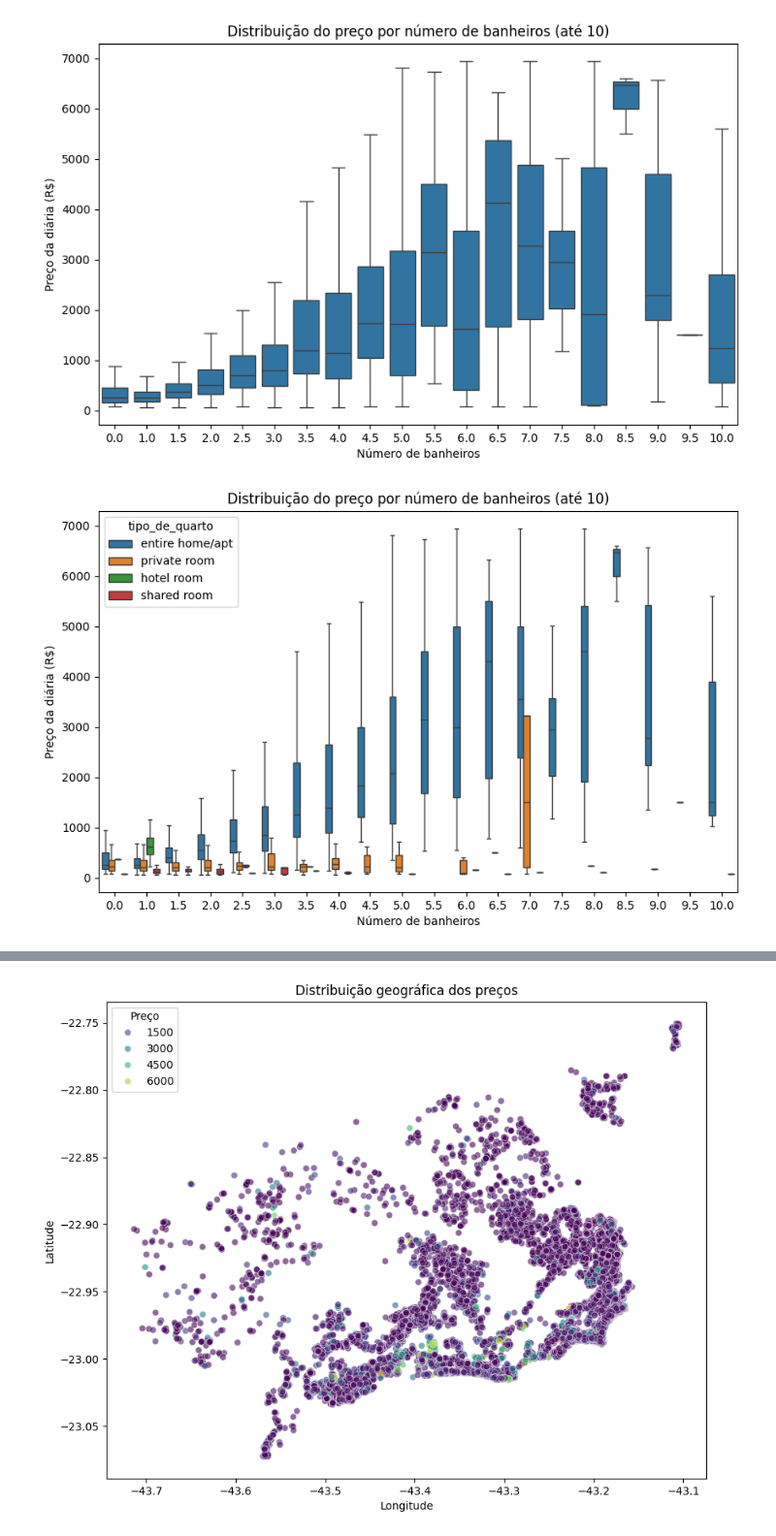
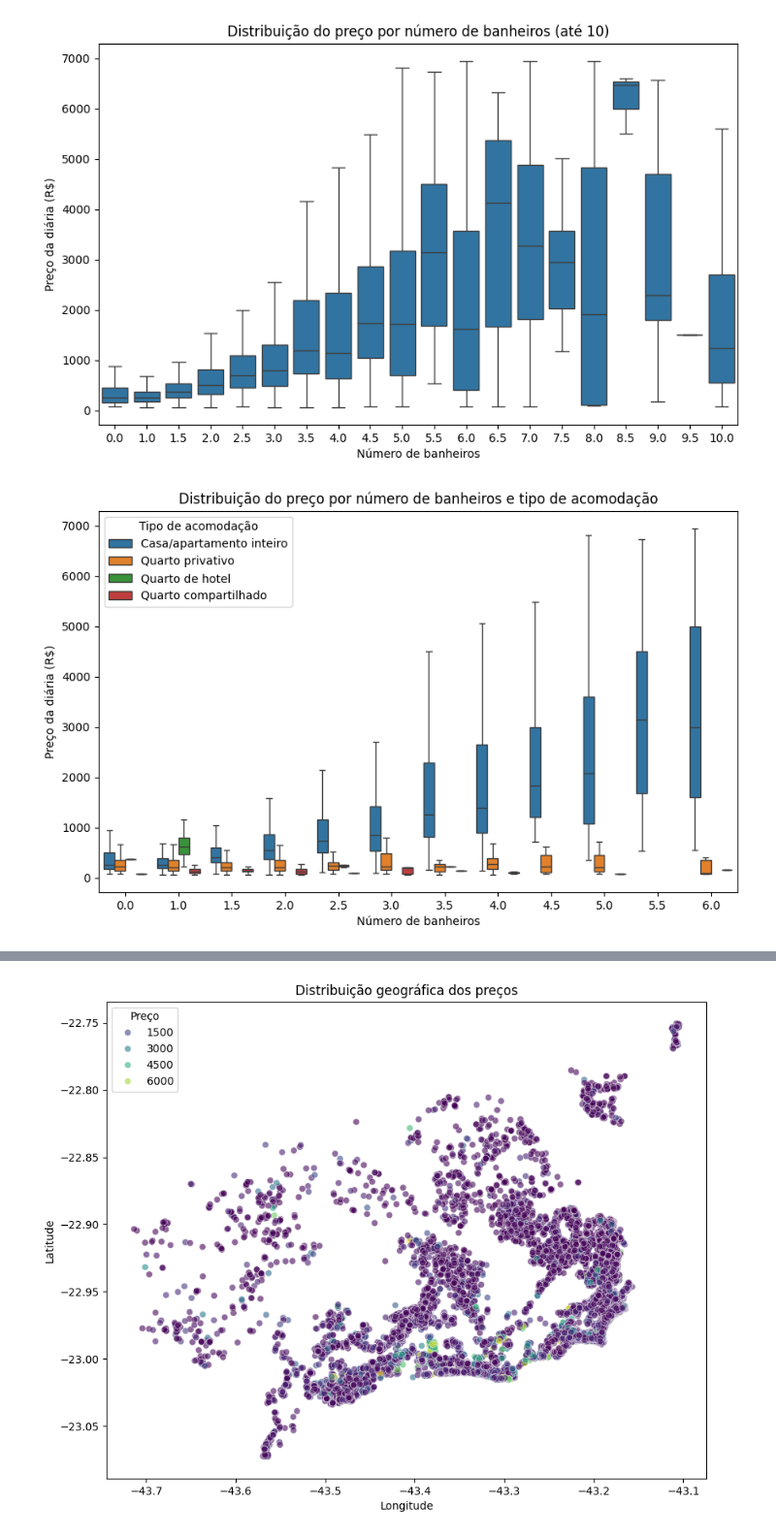
Before and after one commit to anacamorims/projeto-academy, a Jupyter notebook: extra-trees.ipynb, the cells around one changed output, grey strips where cells are left out. Shown at 97% size. Saved outputs shown, nothing was run; the diff lists cells and outputs as text; code cells hidden in the pictures.

```diff
--- a/extra-trees.ipynb
+++ b/extra-trees.ipynb
@@ -358,10 +381,13 @@ plt.show()
 # %%
+#USAR ESSE NA APRESENTAÇÃO
 traducao = {
-    "entire home/apt" : "Casa apartamento/inteiro",
-    "private room" : "Quarto privativo",
-    "hotel room" : "Quarto de hotel",
-    "shared room" : "Quarto compartilhado"
+    "casa_apto_inteiro": "Casa/apartamento inteiro",
+    "quarto_privativo": "Quarto privativo",
+    "quarto_hotel": "Quarto de hotel",
+    "quarto_compartilhado": "Quarto compartilhado"
 }
+
+# Copiando e traduzindo a coluna
 
 df_temp = df_tratado_price_min.copy()
 df_temp["tipo_de_quarto"] = df_temp["tipo_de_quarto"].map(traducao)
@@ -369,7 +395,7 @@ df_temp["tipo_de_quarto"] = df_temp["tipo_de_quarto"].map(traducao)
 plt.figure(figsize=(10, 6))
 
 sns.boxplot(
-    data=df_tratado_price_min,
+    data=df_temp,                  # ✅ usa o dataframe traduzido
     x="quartos",
     y="preco",
     hue="tipo_de_quarto",
@@ -377,9 +403,10 @@ sns.boxplot(
 )
 
 plt.title("Distribuição do preço por número de quartos e tipo de acomodação")
-plt.xlim(-0.5, 11.5)
+plt.xlim(-0.5, 7.0)
 plt.xlabel("Número de quartos")
 plt.ylabel("Preço da diária (R$)")
-plt.legend(title = "Tipo de acomodação")
+
+plt.legend(title="Tipo de acomodação")  # ✅ legenda automática
 plt.show()
 # %% [output]
@@ -392,6 +420,6 @@ print(df_tratado_price_min["tipo_de_quarto"].unique())
 Length: 4, dtype: str
 # %%
-df_box_banheiros = df_tratado_price_min[df_tratado_price_min["banheiros"] <=10].copy()
+df_box_banheiros = df_tratado_price_min[df_tratado_price_min["banheiros"] <=6].copy()
 # %%
 plt.figure(figsize=(10, 6))
 
@@ -444,23 +472,27 @@ plt.show()
 # %% [output]
 [figure]
 # %%
+df_temp = df_box_banheiros.copy()
+df_temp["tipo_de_quarto"] = df_temp["tipo_de_quarto"].map(traducao)
+
 plt.figure(figsize=(10, 6))
 
 sns.boxplot(
-    data=df_box_banheiros,
+    data=df_temp,
     x="banheiros",
     y="preco",
     hue="tipo_de_quarto",
     showfliers=False
 )
 
-plt.title("Distribuição do preço por número de banheiros (até 10)")
+plt.title("Distribuição do preço por número de banheiros e tipo de acomodação")
 plt.xlabel("Número de banheiros")
 plt.ylabel("Preço da diária (R$)")
+plt.legend(title="Tipo de acomodação")
 
 plt.show()
 # %% [output]
-[figure, old version]
+[figure, new version]
 # %%
 df_tratado_price_min[
     [
```
Also changed, not shown: parts of 29 cells of this notebook, 2 other files.
